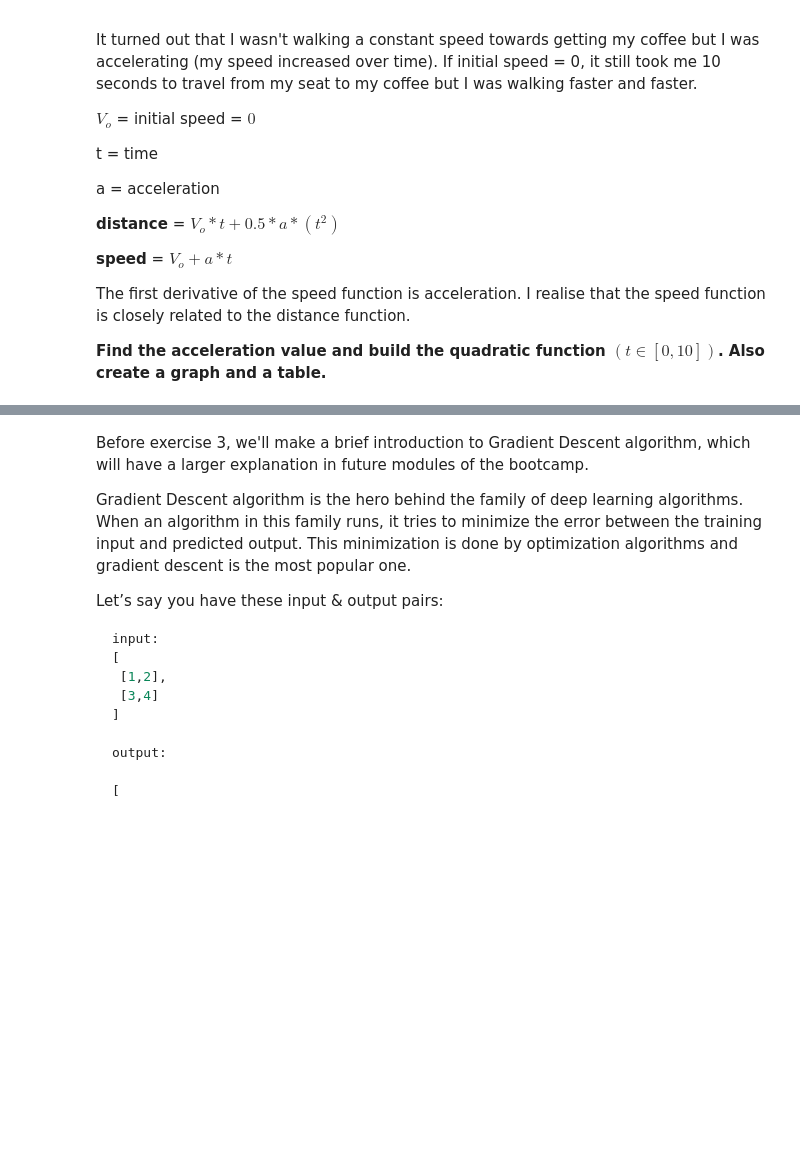
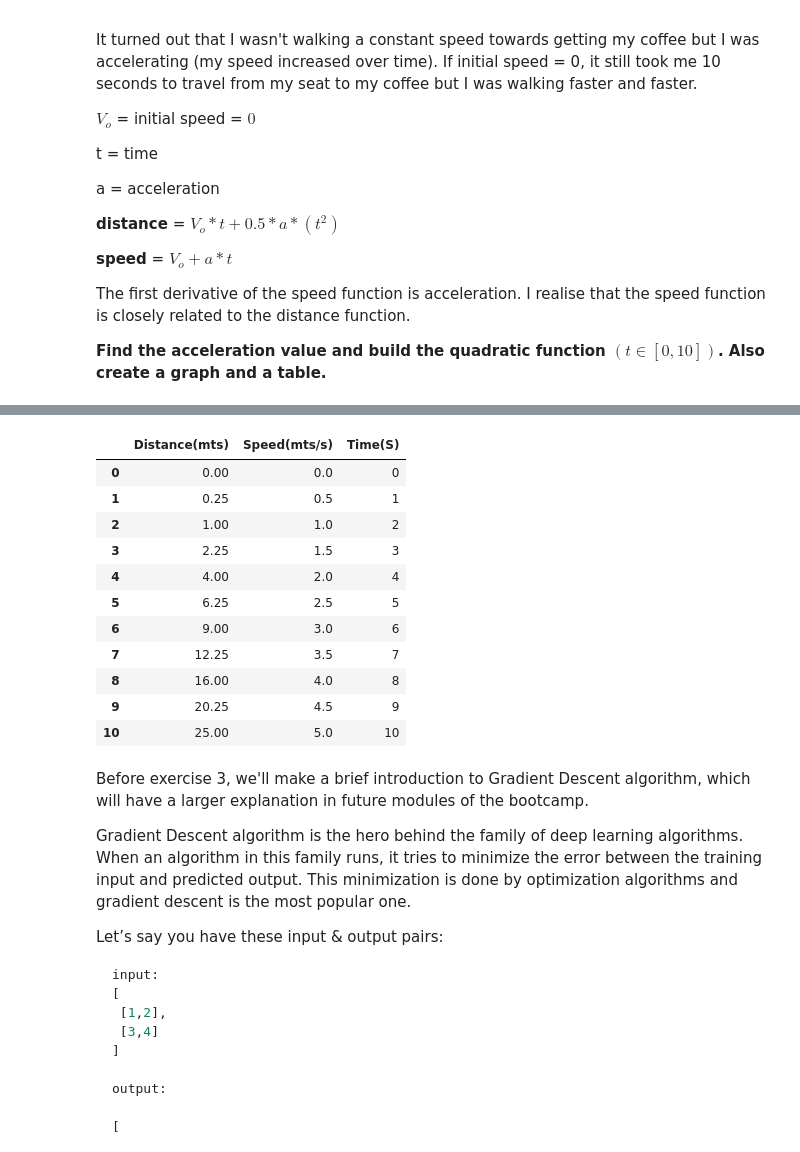
Before and after one commit to Diegomca98/4Geeks-calculus-and-algebra, a Jupyter notebook: notebook/problems.ipynb, the cells around one changed output, grey strips where cells are left out. Cells and saved outputs as stored; diff of their text form; code cells hidden in the pictures; blank space fills up the shorter version.

```diff
--- a/notebook/problems.ipynb
+++ b/notebook/problems.ipynb
@@ -81,5 +96,20 @@ The first derivative of the speed function is acceleration. I realise that the s
 # %%
 #create a dataframe
+const_acc_df = pd.DataFrame({'Distance(mts)': dst, 'Speed(mts/s)': speed, 'Time(S)': time_range})
+const_acc_df
+# %% [output]
+|  | Distance(mts) | Speed(mts/s) | Time(S) |
+| 0 | 0.00 | 0.0 | 0 |
+| 1 | 0.25 | 0.5 | 1 |
+| 2 | 1.00 | 1.0 | 2 |
+| 3 | 2.25 | 1.5 | 3 |
+| 4 | 4.00 | 2.0 | 4 |
+| 5 | 6.25 | 2.5 | 5 |
+| 6 | 9.00 | 3.0 | 6 |
+| 7 | 12.25 | 3.5 | 7 |
+| 8 | 16.00 | 4.0 | 8 |
+| 9 | 20.25 | 4.5 | 9 |
+| 10 | 25.00 | 5.0 | 10 |
 # %% [markdown]
 Before exercise 3, we'll make a brief introduction to Gradient Descent algorithm, which will have a larger explanation in future modules of the bootcamp.
 
```
Also changed, not shown: parts of 11 cells of this notebook.
